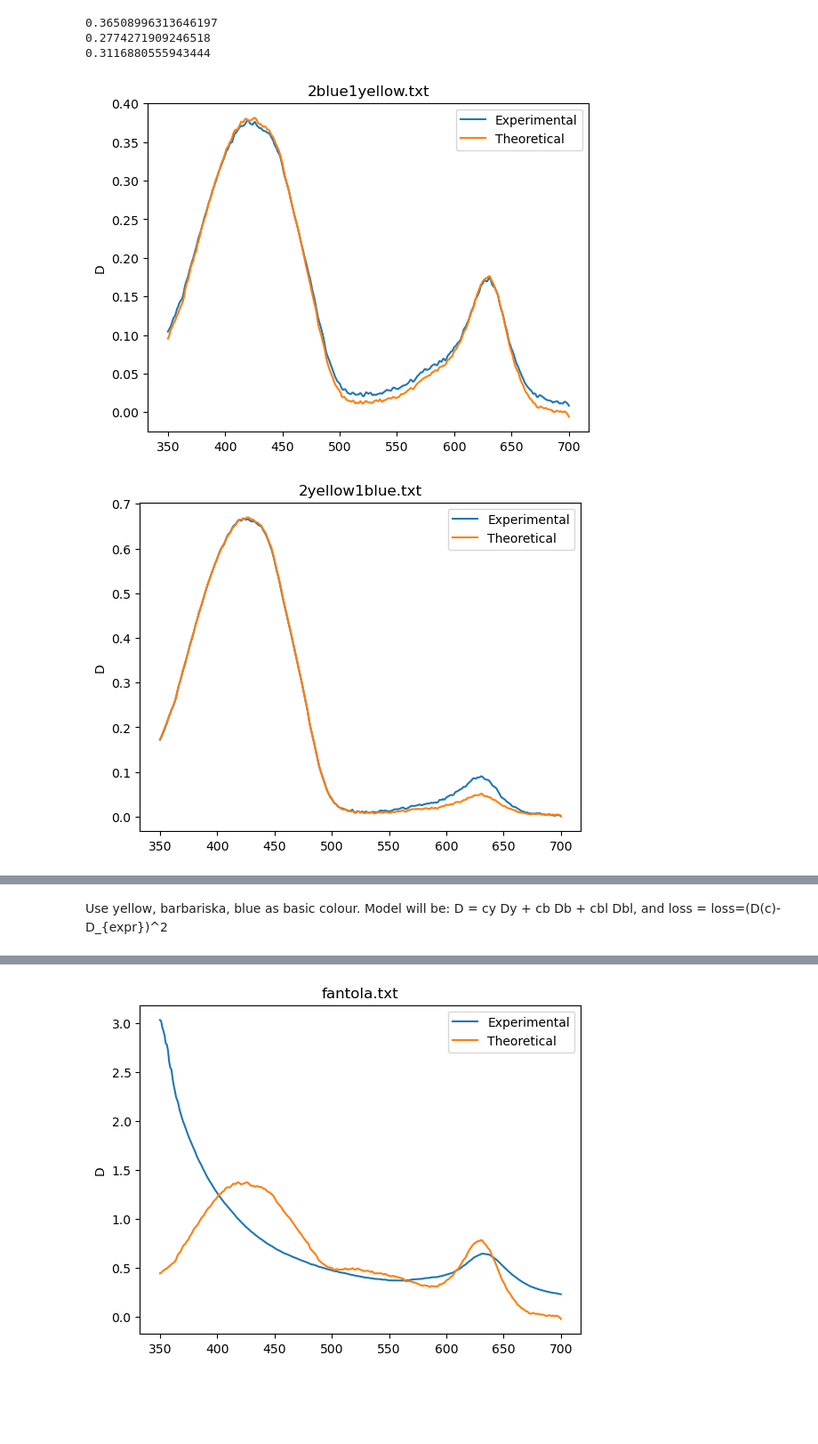
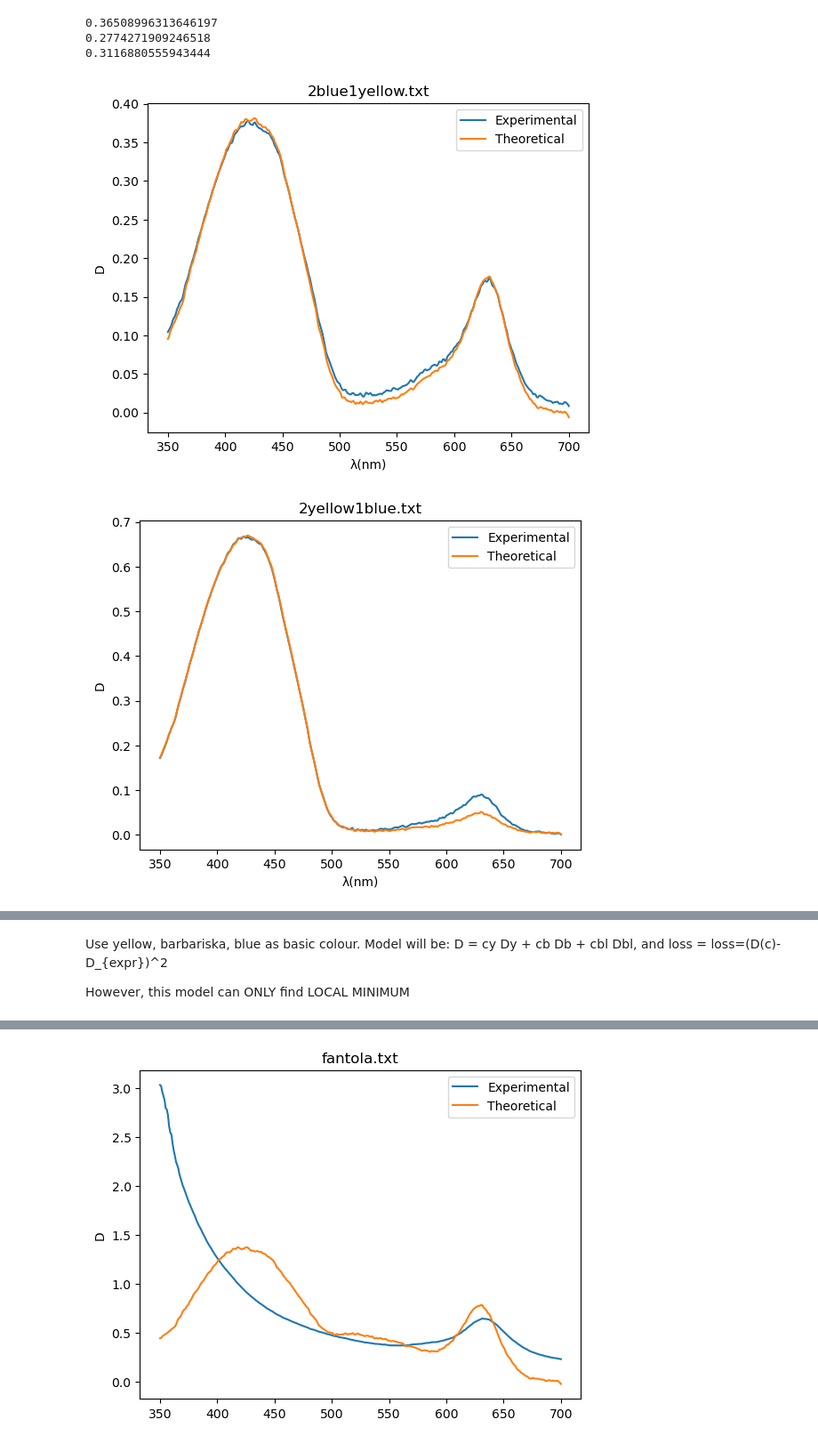
Before and after one commit to Heindrich-von-Skalitz/Absorbtion-Spectroscopy, a Jupyter notebook: calculate.ipynb, the cells around one changed output, grey strips where cells are left out. Shown at 89% size. Cells and saved outputs as stored; diff of their text form; code cells hidden in the pictures; blank space fills up the shorter version.

```diff
--- a/calculate.ipynb
+++ b/calculate.ipynb
@@ -6,6 +6,7 @@ import matplotlib.pyplot as plt
 Collect all datas
 # %%
 folder = os.getcwd()
+imagesaved = 0
 
 #Collect .txt file
 txt_files = [f for f in os.listdir(folder) if f.lower().endswith('.txt')]
@@ -47,8 +48,11 @@ for i in range(len(file_data)):#Paint all datas
     to_paint.append(np.array(y))
 
     plt.plot(x,to_paint[i])
+    plt.xlabel('λ(nm)')
     plt.ylabel('D')
     plt.title(f'{i} {file_names[i]}')
+    plt.savefig(f'./image/{imagesaved}.jpg')
+    imagesaved+=1
     plt.show()
 waveLength=np.array(x)
 # %% [output]
@@ -78,22 +82,31 @@ yellow1barbariska2_teor = np.add(to_paint[8],np.multiply(to_paint[4],2))
 plt.plot(waveLength,to_paint[1],label="Experimental")
 plt.plot(waveLength,yellow1blue2_teor,label="Theoretical")
 plt.legend()
+plt.xlabel('λ(nm)')
 plt.ylabel('D')
 plt.title(f'{file_names[1]}')
+plt.savefig(f'./image/{imagesaved}.jpg')
+imagesaved+=1
 plt.show()
 
 plt.plot(waveLength,to_paint[2],label="Experimental")
 plt.plot(waveLength,yellow2blue1_teor,label="Theoretical")
 plt.legend()
+plt.xlabel('λ(nm)')
 plt.ylabel('D')
 plt.title(f'{file_names[2]}')
+plt.savefig(f'./image/{imagesaved}.jpg')
+imagesaved+=1
 plt.show()
 
 
 plt.plot(waveLength,to_paint[0],label="Experimental")
 plt.plot(waveLength,yellow1barbariska2_teor,label="Theoretical")
 plt.legend()
+plt.xlabel('λ(nm)')
 plt.ylabel('D')
 plt.title(f'{file_names[0]}')
+plt.savefig(f'./image/{imagesaved}.jpg')
+imagesaved+=1
 plt.show()
 # %% [output]
@@ -135,25 +148,34 @@ print(coeff3)
 # %%
 plt.plot(waveLength,to_paint[1],label="Experimental")
 plt.plot(waveLength,yellow1blue2_teor*coeff1,label="Theoretical")
 plt.legend()
 plt.ylabel('D')
+plt.xlabel('λ(nm)')
 plt.title(f'{file_names[1]}')
+plt.savefig(f'./image/{imagesaved}.jpg')
+imagesaved+=1
 plt.show()
 
 plt.plot(waveLength,to_paint[2],label="Experimental")
 plt.plot(waveLength,yellow2blue1_teor*coeff2,label="Theoretical")
 plt.legend()
 plt.ylabel('D')
+plt.xlabel('λ(nm)')
 plt.title(f'{file_names[2]}')
+plt.savefig(f'./image/{imagesaved}.jpg')
+imagesaved+=1
 plt.show()
 
 
 plt.plot(waveLength,to_paint[0],label="Experimental")
 plt.plot(waveLength,yellow1barbariska2_teor*coeff3,label="Theoretical")
 plt.legend()
 plt.ylabel('D')
+plt.xlabel('λ(nm)')
 plt.title(f'{file_names[0]}')
+plt.savefig(f'./image/{imagesaved}.jpg')
+imagesaved+=1
 plt.show()
 # %% [output]
-[figure, old version]
+[figure, new version]
-[figure, old version]
+[figure, new version]
@@ -161,5 +183,7 @@ plt.show()
 # %% [markdown]
 Use yellow, barbariska, blue as basic colour. Model will be: D = cy Dy + cb Db + cbl Dbl, and loss = loss=(D(c)-D_{expr})^2
+
+However, this model can ONLY find LOCAL MINIMUM
 # %%
 gamma=1E-2#Learning rate
 epsilon=0.00001#Допустное значение
```
Also changed, not shown: parts of 5 cells of this notebook.
